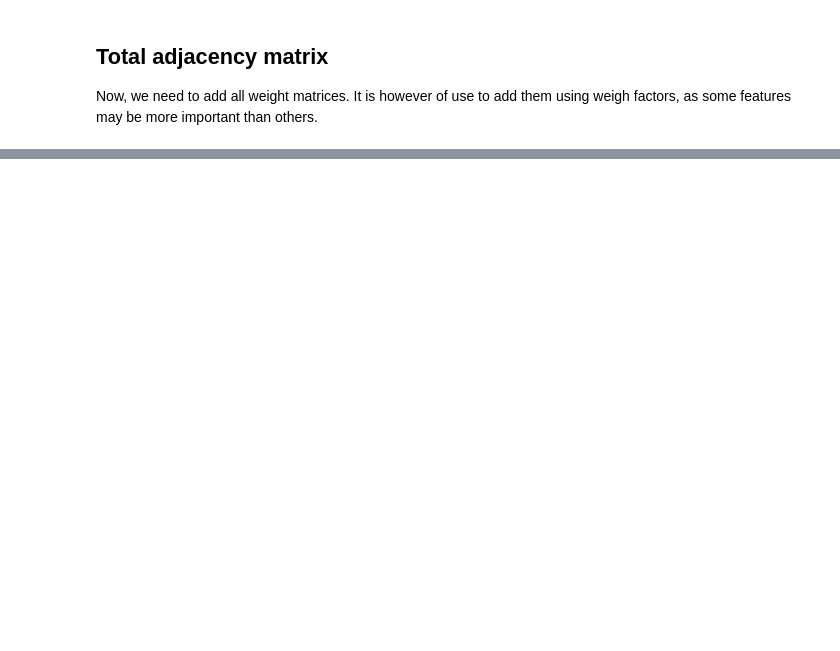
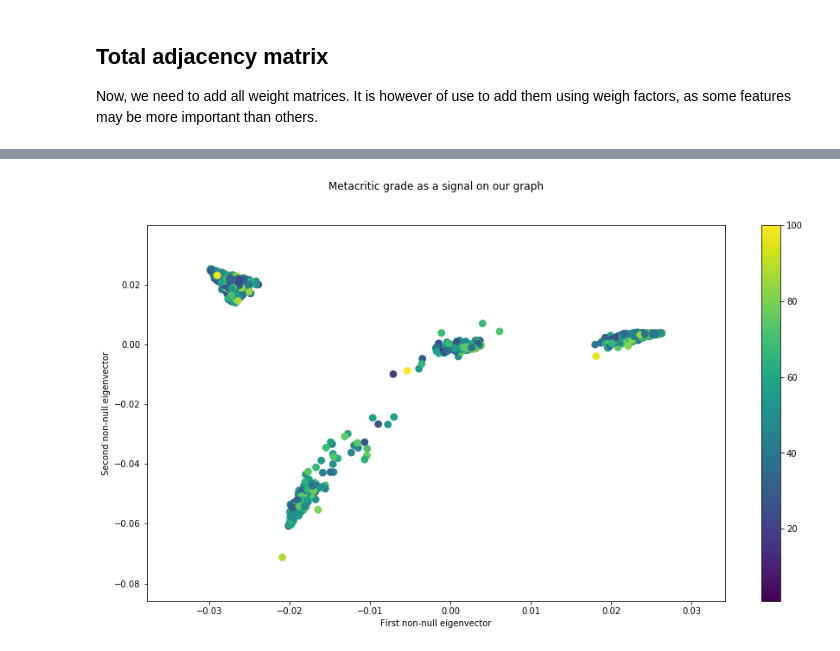
Before and after one commit to illorens/Project_NTDS, a Jupyter notebook: Analysis.ipynb, the cells around one changed output, grey strips where cells are left out. Cells and saved outputs as stored; diff of their text form; code cells hidden in the pictures; blank space fills up the shorter version.

```diff
--- a/Analysis.ipynb
+++ b/Analysis.ipynb
@@ -1491,0 +1544,7 @@ adjacency = np.load('adjacency.npy')
+# %%
+label_boxoffice = final_df.BoxOffice.values.copy()
+label_imdb = final_df.imdbGrade.values.copy()
+label_tomato = final_df.tomatoGrade.values.copy()
+label_metacritic = final_df.metacriticGrade.values.copy()
+label_wins = final_df.Wins.values.copy()
+label_noms = final_df.Nominations.values.copy()
@@ -1491,0 +1582,11 @@ adjacency = np.load('adjacency.npy')
+# %%
+plt.figure(figsize = (15,8))
+nodes = nx.draw_networkx_nodes(G, coords, node_size=60, node_color=label_metacritic)
+#nx.draw_networkx_edges(G, coords, alpha=0.1)
+plt.title("Metacritic grade as a signal on our graph", y=1.08)
+plt.xlabel("First non-null eigenvector")
+plt.ylabel("Second non-null eigenvector")
+plt.colorbar(nodes)
+plt.show()
+# %% [output]
+[figure, added]
```
Also changed, not shown: parts of 102 cells of this notebook.
